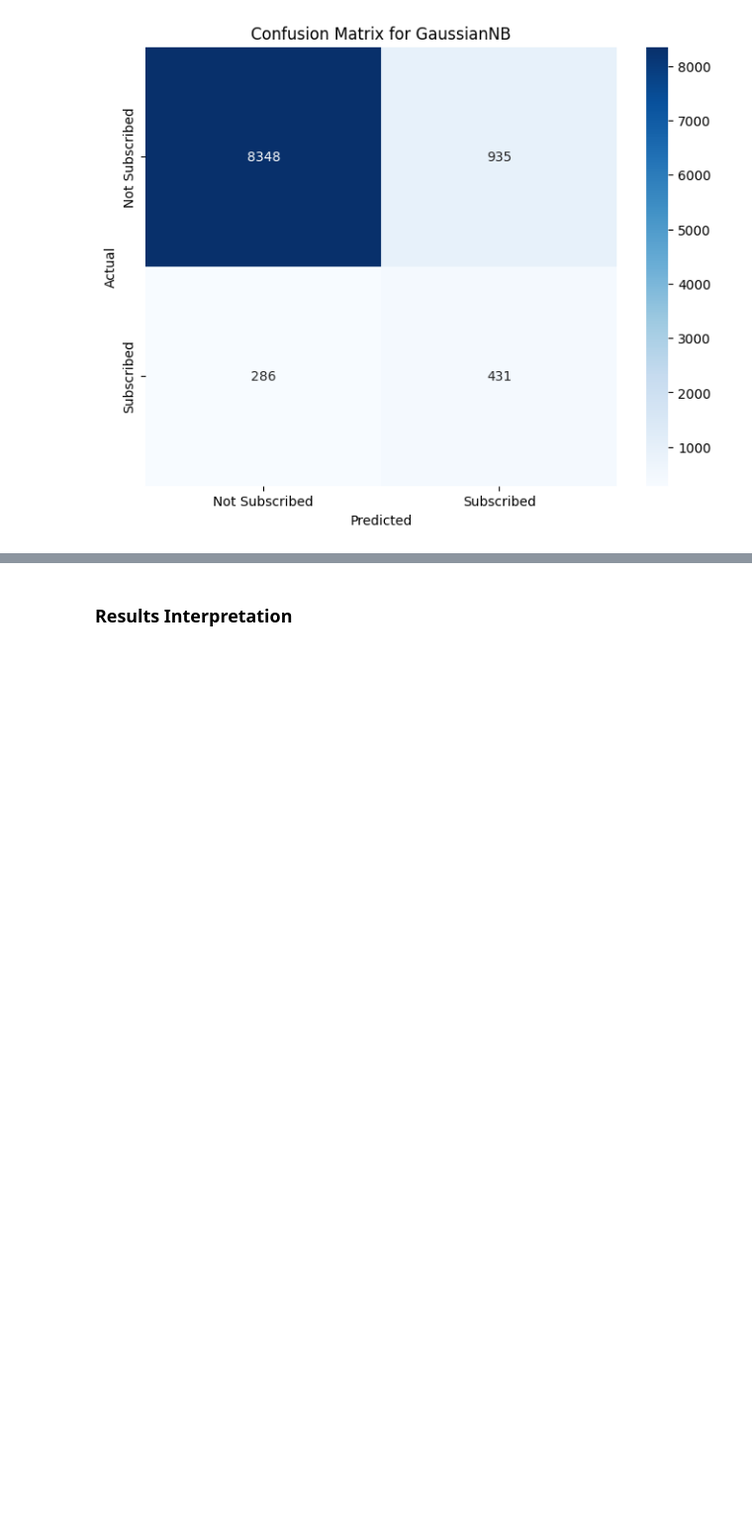
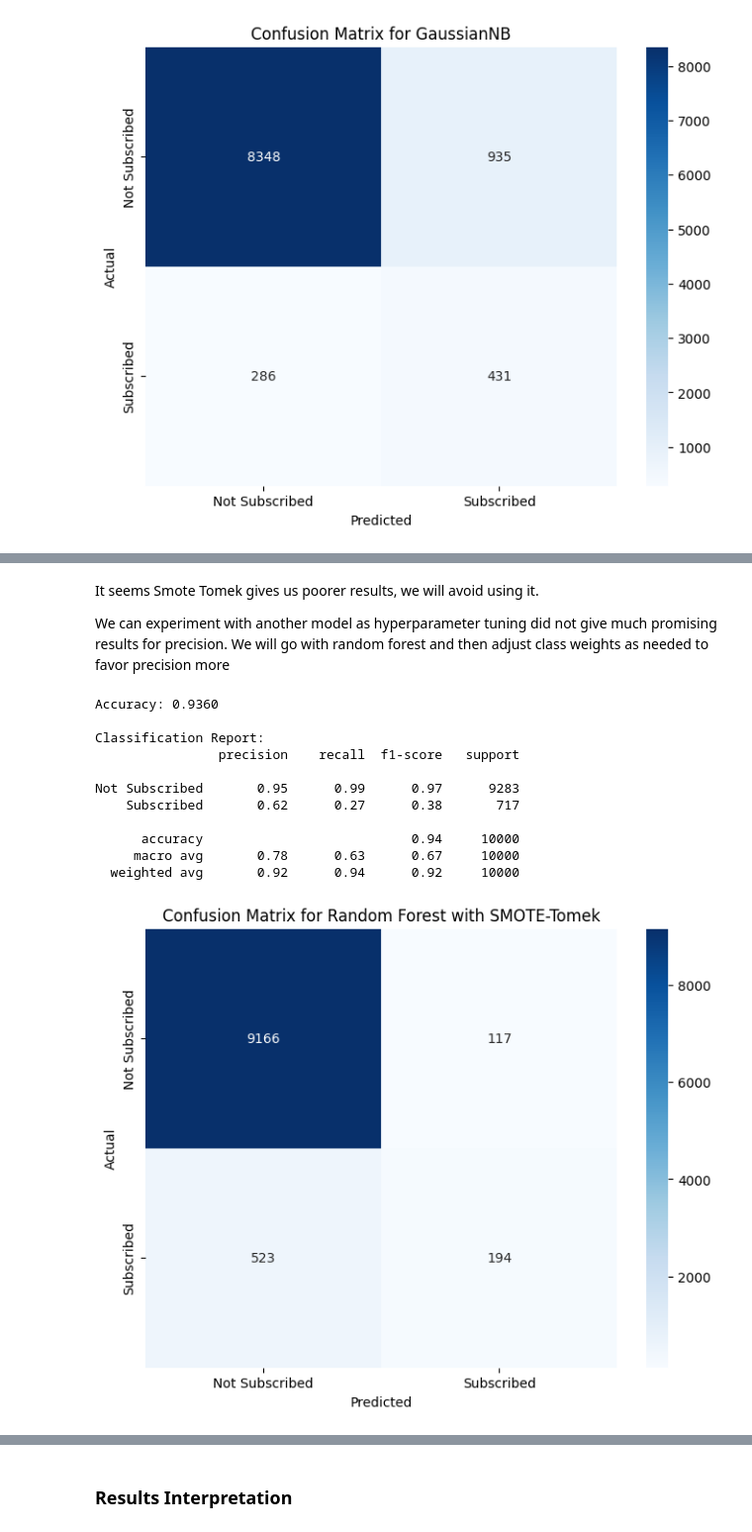
Before and after one commit to Areeb297/Term-Deposit-Marketing, a Jupyter notebook: Term_Deposit_Marketing.ipynb, the cells around one changed output, grey strips where cells are left out. Shown at 99% size. Cells and saved outputs as stored; diff of their text form; code cells hidden in the pictures; blank space fills up the shorter version.

```diff
--- a/Term_Deposit_Marketing.ipynb
+++ b/Term_Deposit_Marketing.ipynb
@@ -1682,0 +2137,45 @@ Not Subscribed       0.97      0.90      0.93      9283
+# %% [markdown]
+It seems Smote Tomek gives us poorer results, we will avoid using it.
+
+We can experiment with another model as hyperparameter tuning did not give much promising results for precision. We will go with random forest and then adjust class weights as needed to favor precision more
+# %%
+
+# Step 3: Initialize RandomForestClassifier with custom class weights
+custom_weights = {'no': 1, 'yes': 10}  # Assigning higher weight to class 'yes' (Subscribed)
+random_forest = RandomForestClassifier(class_weight=custom_weights, random_state=random_seed)
+
+# Step 4: Train the RandomForestClassifier model on the resampled data
+random_forest.fit(X_train, y_train)
+
+# Step 5: Predict on the original test set
+y_pred = random_forest.predict(X_test)
+
+# Step 6: Calculate accuracy
+accuracy = accuracy_score(y_test, y_pred)
+print(f"Accuracy: {accuracy:.4f}")
+
+# Step 7: Print the classification report
+print("\nClassification Report:")
+print(classification_report(y_test, y_pred, target_names=['Not Subscribed', 'Subscribed']))
+
+# Step 8: Generate and display the confusion matrix
+conf_matrix = confusion_matrix(y_test, y_pred)
+plt.figure(figsize=(8,6))
+sns.heatmap(conf_matrix, annot=True, fmt='d', cmap='Blues', xticklabels=['Not Subscribed', 'Subscribed'], yticklabels=['Not Subscribed', 'Subscribed'])
+plt.title("Confusion Matrix for Random Forest with SMOTE-Tomek")
+plt.xlabel('Predicted')
+plt.ylabel('Actual')
+plt.show()
+# %% [output]
+Accuracy: 0.9360
+
+Classification Report:
+                precision    recall  f1-score   support
+
+Not Subscribed       0.95      0.99      0.97      9283
+    Subscribed       0.62      0.27      0.38       717
+
+      accuracy                           0.94     10000
+     macro avg       0.78      0.63      0.67     10000
+  weighted avg       0.92      0.94      0.92     10000
+[figure, added]
```
Also changed, not shown: parts of 70 cells of this notebook.
